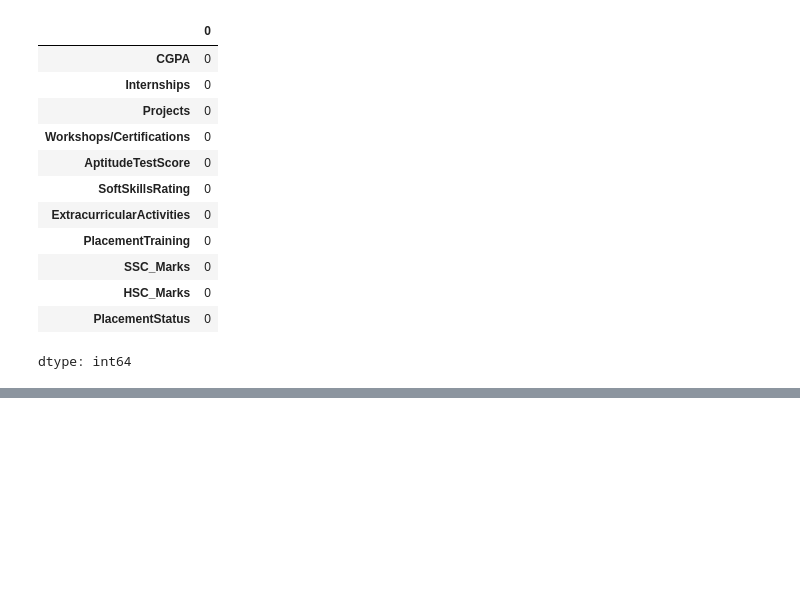
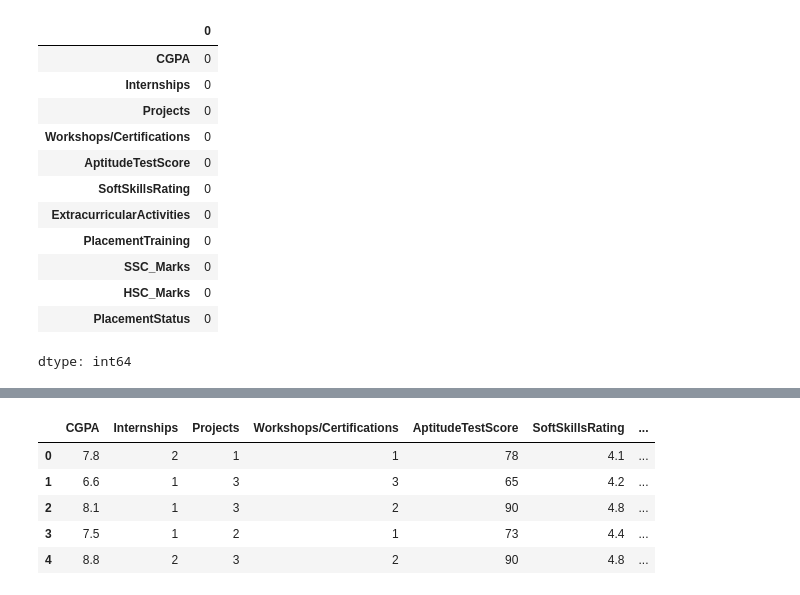
Before and after one commit to AnishShrestha09/student_placement_analysis_prject, a Jupyter notebook: Student_Placement_Analysis.ipynb, the cells around one changed output, grey strips where cells are left out. Saved outputs shown, nothing was run; the diff lists cells and outputs as text; code cells hidden in the pictures; blank space fills up the shorter version.

```diff
--- a/Student_Placement_Analysis.ipynb
+++ b/Student_Placement_Analysis.ipynb
@@ -240,0 +352,11 @@ dtype: int64
+# %%
+validation_df = pd.read_csv("validation.csv")
+# %%
+validation_df.head()
+# %% [output]
+|  | CGPA | Internships | Projects | Workshops/Certifications | AptitudeTestScore | SoftSkillsRating | ... |
+| 0 | 7.8 | 2 | 1 | 1 | 78 | 4.1 | ... |
+| 1 | 6.6 | 1 | 3 | 3 | 65 | 4.2 | ... |
+| 2 | 8.1 | 1 | 3 | 2 | 90 | 4.8 | ... |
+| 3 | 7.5 | 1 | 2 | 1 | 73 | 4.4 | ... |
+| 4 | 8.8 | 2 | 3 | 2 | 90 | 4.8 | ... |
```
Also changed, not shown: parts of 42 cells of this notebook.
